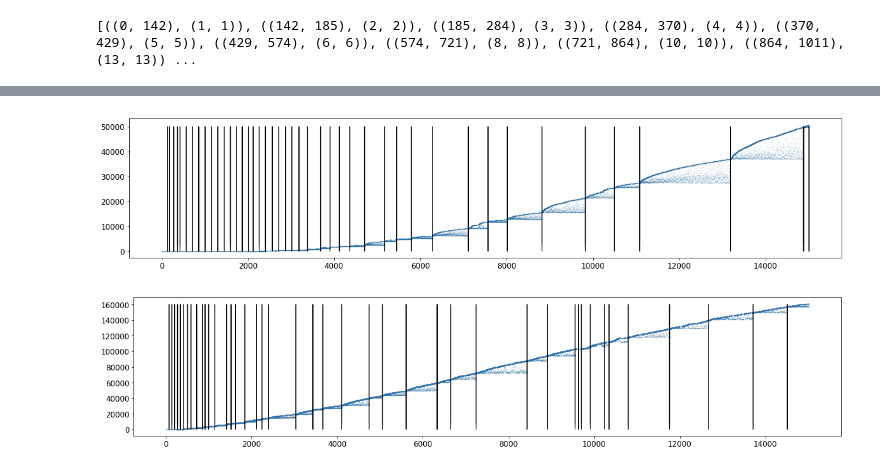
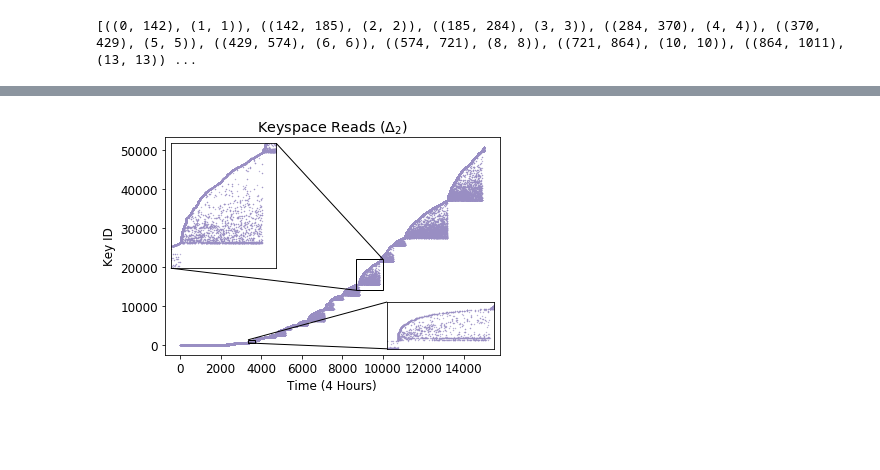
Before and after one commit to michaelsevilla/parsplice-ml-popper, a Jupyter notebook: experiments/keyspace-locality/viz/viz-regimes.ipynb, the cells around one changed output, grey strips where cells are left out. Cells and saved outputs as stored; diff of their text form; code cells hidden in the pictures; blank space fills up the shorter version.

Commit message:
paper: add nicer figures
Signed-off-by: Michael Sevilla <mikesevilla3@gmail.com>

```diff
--- a/experiments/keyspace-locality/viz/viz-regimes.ipynb
+++ b/experiments/keyspace-locality/viz/viz-regimes.ipynb
@@ -13,8 +13,8 @@ The new algorithm goes right to left:
 # %%
 %matplotlib inline
 from helpers import *
-props = dict(facecolor='red', width=0.5, headwidth=0.5)
 import time
+props = dict(facecolor='black', width=1, headwidth=10)
 # %%
 dfs = {} # global data structure with parsed data
 parse(dfs, "4 Node, 100K", "../results/scale-workers-4-71541")
@@ -151,7 +151,10 @@ find_regimes(df, window=0)#, ymax=20000)
 # %% [output]
 [((0, 142), (1, 1)), ((142, 185), (2, 2)), ((185, 284), (3, 3)), ((284, 370), (4, 4)), ((370, 429), (5, 5)), ((429, 574), (6, 6)), ((574, 721), (8, 8)), ((721, 864), (10, 10)), ((864, 1011), (13, 13)) ...
 # %%
-def find_regimes(df, window=5, ymax=50000):
+from mpl_toolkits.axes_grid1.inset_locator import zoomed_inset_axes
+from mpl_toolkits.axes_grid1.inset_locator import mark_inset
+
+def find_regimes(ax, df, window=5, ymax=50000, draw_regimes=True):
     x = df['shift'].astype(int)          # parse input into matrix of [time, id] access pairs
     y = df['id'].astype(int)
     data = np.squeeze(np.asarray(np.matrix(zip(x,y))))
@@ -193,16 +196,44 @@ def find_regimes(df, window=5, ymax=50000):
         else:
             filtered.append(regimes[i])
 
-    fig, ax = plt.subplots(1, 1, figsize=(20,4))
-    ax.scatter(x, y, s=0.001)
-    rlast = filtered[0]
-    for r in filtered:
-        if r[0][0] - rlast[0][0] > window:
-            ax.annotate("", xy=(r[0][0], 0), xytext=(r[0][0], ymax), arrowprops=props, ha="center")
-            rlast = r
+    ax.set_title(r'Keyspace Reads ($\Delta_2$)')
+    ax.set_ylabel("Key ID")
+    ax.set_xlabel("Time (4 Hours)")
+    ax.scatter(x, y, s=0.1, color='#998ec3')
+    if draw_regimes:
+        props = dict(facecolor='black', width=1, headwidth=10)
+        rlast = filtered[0]
+        for r in filtered:
+            if r[0][0] - rlast[0][0] > window:
+                ax.annotate("", xy=(r[0][0], r[1][0]+1000), xytext=(r[0][0], r[1][0]+10000), arrowprops=props, ha="center")
+                rlast = r
+    #|print filtered
+
 df = clean_df(dfs, ("4 Node, 1M", "DBMemoryGet", "4"))
-%time find_regimes(df)
+fig, ax = plt.subplots(1, 1)
+%time find_regimes(ax, df, draw_regimes=False)
+fig.savefig("keyspace.png", bbox_inches='tight', dpi=400)
 
-df = clean_df(dfs, ("4 Node, 100K", "DBMemoryGet", "4"))
-%time find_regimes(df, ymax=160000, window=60)
+axins = zoomed_inset_axes(ax,4,loc=2)
+find_regimes(axins, df, draw_regimes=False)
+axins.set_xlim(8700, 10000)
+axins.set_ylim(14000, 22000)
+mark_inset(ax, axins, loc1=3, loc2=1, color="black", ec="0")
+axins.set_xlabel(""); axins.set_xticks([]); axins.set_ylabel(""); axins.set_yticks([]); axins.set_title("")
+
+axins = zoomed_inset_axes(ax,15,loc=4)
+find_regimes(axins, df, draw_regimes=False)
+axins.set_xlim(3350, 3700)
+axins.set_ylim(500, 1300)
+mark_inset(ax, axins, loc1=3, loc2=2, color="black", ec="0")
+axins.set_xlabel(""); axins.set_xticks([]); axins.set_ylabel(""); axins.set_yticks([]); axins.set_title("")
+fig.savefig("keyspace-zoomed.png", bbox_inches='tight', dpi=400)
+
+#fig, ax = plt.subplots(1, 1)
+#%time find_regimes(ax, df)
+#fig.savefig("keyspace-regimes.png", bbox_inches='tight', dpi=400)
+
+#df = clean_df(dfs, ("4 Node, 100K", "DBMemoryGet", "4"))
+#%time find_regimes(ax[1], df, ymax=160000, window=60)
+#fig.savefig("detected-regimes.png", bbox_inches='tight', dpi=400)
 # %% [output]
@@ -213,2 +242 @@ Wall time: 1.26 s
-[figure, old version]
+[figure, new version]
-[figure, removed]
```
Also changed, not shown: parts of 4 cells of this notebook, 14 other files.
